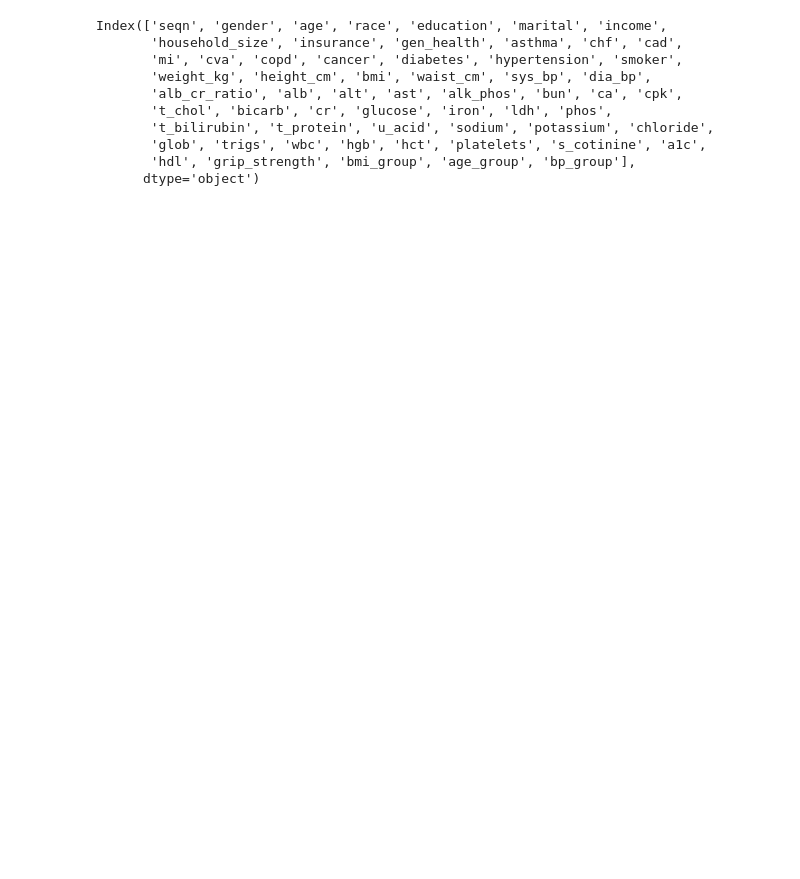
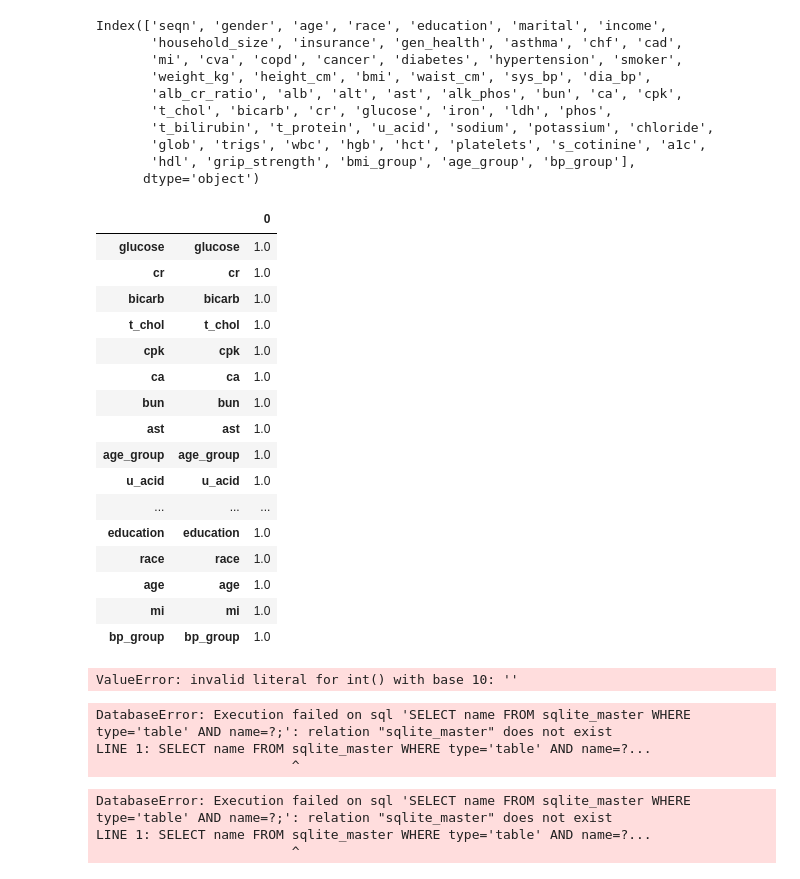
Before and after one commit to timi000/META-B-ML-Project, a Jupyter notebook: Diabetes.ipynb, the cells around one changed output. Drawn from its saved outputs; the diff is of its cells as text; code cells hidden in the pictures; blank space fills up the shorter version.

```diff
--- a/Diabetes.ipynb
+++ b/Diabetes.ipynb
@@ -326,3 +354,43 @@ Index(['seqn', 'gender', 'age', 'race', 'education', 'marital', 'income',
        'glob', 'trigs', 'wbc', 'hgb', 'hct', 'platelets', 's_cotinine', 'a1c',
        'hdl', 'grip_strength', 'bmi_group', 'age_group', 'bp_group'],
       dtype='object')
+# %%
+import matplotlib.pyplot as plt
+
+import seaborn as sn
+corrMatrix = df1.corr().unstack().sort_values()
+corr=pd.DataFrame(corrMatrix)
+corr=corr.sort_values(0)
+corr.tail(40)
+# %% [output]
+|  |  | 0 |
+| glucose | glucose | 1.0 |
+| cr | cr | 1.0 |
+| bicarb | bicarb | 1.0 |
+| t_chol | t_chol | 1.0 |
+| cpk | cpk | 1.0 |
+| ca | ca | 1.0 |
+| bun | bun | 1.0 |
+| ast | ast | 1.0 |
+| age_group | age_group | 1.0 |
+| u_acid | u_acid | 1.0 |
+| ... | ... | ... |
+| education | education | 1.0 |
+| race | race | 1.0 |
+| age | age | 1.0 |
+| mi | mi | 1.0 |
+| bp_group | bp_group | 1.0 |
+# %%
+from sqlalchemy import create_engine
+
+
+connection_string = "postgresql://mypostgresdb.cgd9exyjeqgb.us-east-2.rds.amazonaws.com:5432/meta_b_database"
+engine = create_engine(f'postgresql://{connection_string}')
+# %% [output]
+ValueError: invalid literal for int() with base 10: ''
+# %%
+df1.to_sql(name = "diabetes_info", con=engine, if_exists = 'append', index = True)
+# %% [output]
+DatabaseError: Execution failed on sql 'SELECT name FROM sqlite_master WHERE type='table' AND name=?;': relation "sqlite_master" does not exist
+LINE 1: SELECT name FROM sqlite_master WHERE type='table' AND name=?...
+                         ^
@@ -328,0 +406,7 @@ Index(['seqn', 'gender', 'age', 'race', 'education', 'marital', 'income',
+# %%
+df1.to_sql('diabetes_info', con=engine,
+              schema='online', index=False, if_exists='append')
+# %% [output]
+DatabaseError: Execution failed on sql 'SELECT name FROM sqlite_master WHERE type='table' AND name=?;': relation "sqlite_master" does not exist
+LINE 1: SELECT name FROM sqlite_master WHERE type='table' AND name=?...
+                         ^
```
Also changed, not shown: parts of 11 cells of this notebook, 3 other files.
